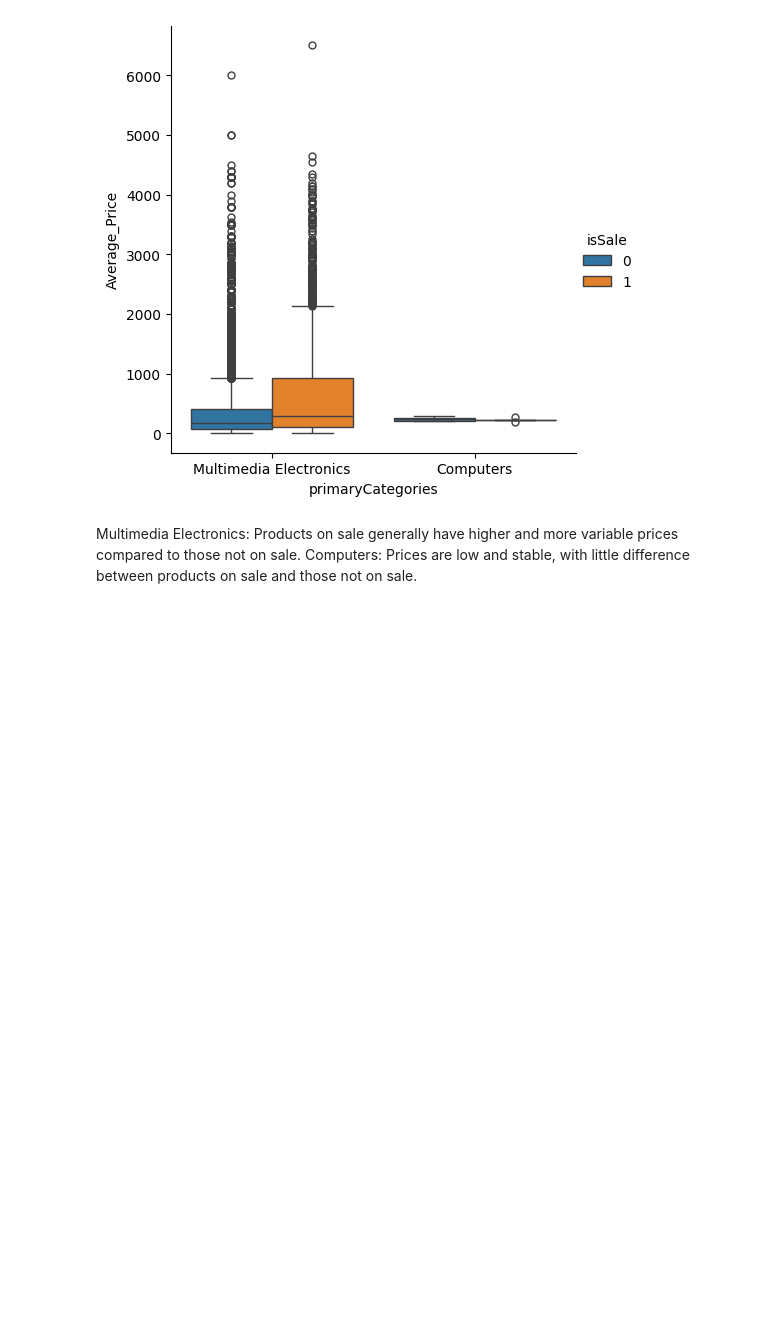
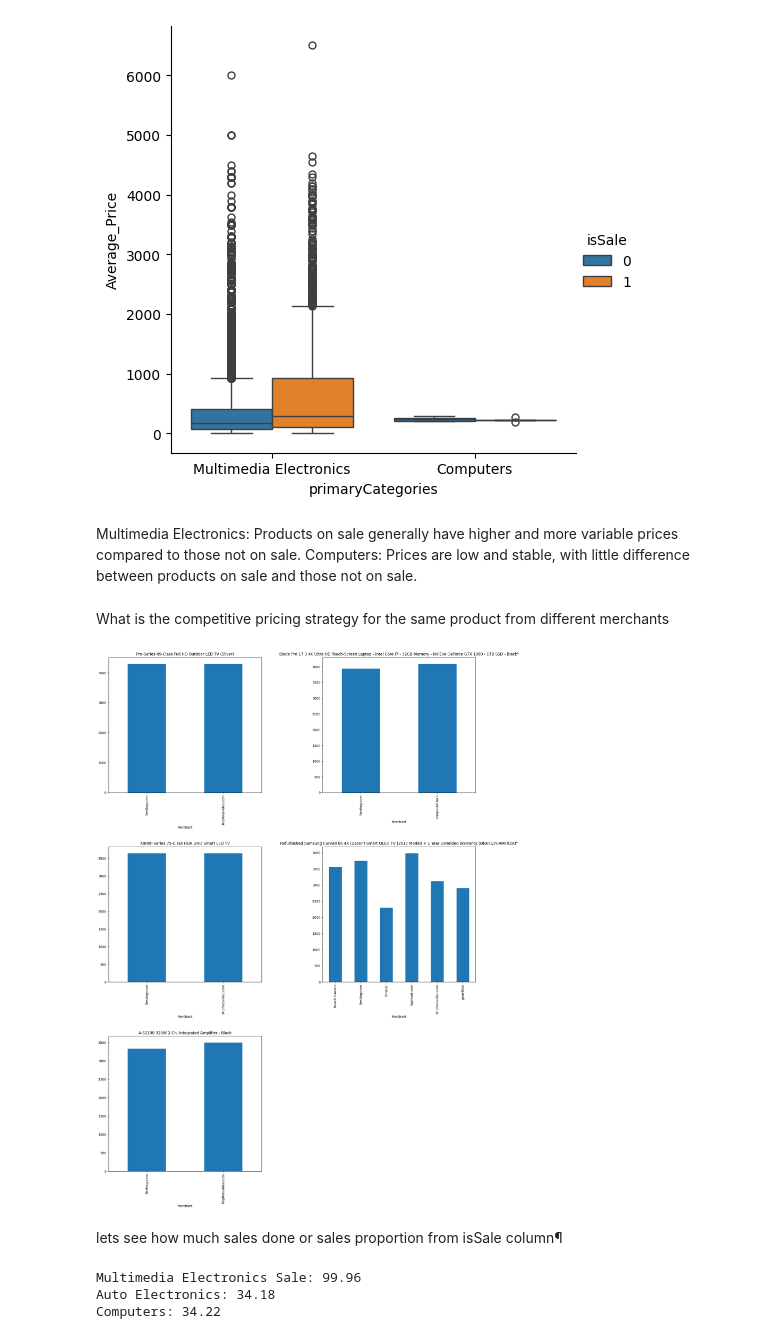
Before and after one commit to MboyaDan/product_analysis, a Jupyter notebook: elec_productpricing_analysis.ipynb, the cells around one changed output. Saved outputs shown, nothing was run; the diff lists cells and outputs as text; code cells hidden in the pictures; blank space fills up the shorter version.

Commit message:
pricing strategy

```diff
--- a/elec_productpricing_analysis.ipynb
+++ b/elec_productpricing_analysis.ipynb
@@ -351,3 +351,71 @@ sns.catplot(data=df1,x='primaryCategories',y='Average_Price',kind='box',hue='isS
 # %% [markdown]
 Multimedia Electronics: Products on sale generally have higher and more variable prices compared to those not on sale.
 Computers: Prices are low and stable, with little difference between products on sale and those not on sale.
+# %% [markdown]
+What is the competitive pricing strategy for the same product from different merchants
+# %%
+# lets clean our `Name` a bit
+import re
+
+pattern =r'^[A-Za-z\s]+ - '
+df1['Name'] = df1["Name"].apply(lambda x: re.sub(pattern, '', x))
+# %%
+mercnets_ = df1[['Merchant','Name','Average_Price']] # selective fields
+prduct_top = mercnets_.groupby('Name')['Average_Price'].agg('mean').sort_values(ascending=False).head(5).index #top products
+# %%
+competitive_pr = mercnets_[mercnets_['Name']==prduct_top[0]]
+competitive_pr = competitive_pr.groupby('Merchant')['Average_Price'].agg('mean')
+
+competitive_pr1 = mercnets_[mercnets_['Name']==prduct_top[1]]
+competitive_pr1 = competitive_pr1.groupby('Merchant')['Average_Price'].agg('mean')
+
+competitive_pr2 = mercnets_[mercnets_['Name']==prduct_top[2]]
+competitive_pr2 = competitive_pr2.groupby('Merchant')['Average_Price'].agg('mean')
+
+competitive_pr3 = mercnets_[mercnets_['Name']==prduct_top[3]]
+competitive_pr3 = competitive_pr3.groupby('Merchant')['Average_Price'].agg('mean')
+
+competitive_pr4 = mercnets_[mercnets_['Name']==prduct_top[4]]
+competitive_pr4 = competitive_pr4.groupby('Merchant')['Average_Price'].agg('mean')
+# %%
+fig, ax = plt.subplots(3,2, figsize=(20,28))
+
+competitive_pr.plot.bar(y='Average_Price', use_index=True, title=prduct_top[0],ax=ax[0,0])
+competitive_pr1.plot.bar(y='Average_Price', use_index=True, title=prduct_top[1],ax=ax[0,1])
+competitive_pr2.plot.bar(y='Average_Price', use_index=True, title=prduct_top[2], ax=ax[1,0])
+competitive_pr3.plot.bar(y='Average_Price', use_index=True, title=prduct_top[3], ax=ax[1,1])
+competitive_pr4.plot.bar(y='Average_Price', use_index=True, title=prduct_top[4], ax=ax[2,0])
+fig.delaxes(ax[2,1]) # del last axis box
+plt.subplots_adjust(left=0.1,
+                    bottom=0.1,
+                    right=0.9,
+                    top=0.9,
+                    wspace=0.4,
+                    hspace=0.4)
+# %% [output]
+[figure, added]
+# %% [markdown]
+
+lets see how much sales done or sales proportion from isSale column¶
+# %%
+# sales level
+def rate(data):
+    total_sales = sum(df1['Average_Price'])
+
+    # multimedia
+    mutipledia = data.loc[(data['primaryCategories']=='Multimedia Electronics') |(data['isSale']==1)]
+    sales = sum(mutipledia['Average_Price']) / total_sales
+    #Auto Electronics
+    mutipledia1 = data.loc[(data['primaryCategories']=='Auto Electronics') |(data['isSale']==1)]
+    sales1 =  sum(mutipledia1['Average_Price'])/ total_sales
+    # 'Computers'
+    mutipledia2 = data.loc[(data['primaryCategories']=='Computers') |(data['isSale']==1)]
+    sales2 =  sum(mutipledia2['Average_Price'])/ total_sales
+
+    print(f"Multimedia Electronics Sale: {sales*100:.2f}\nAuto Electronics: {sales1*100:.2f}\nComputers: {sales2*100:.2f}")
+
+rate(df1)
+# %% [output]
+Multimedia Electronics Sale: 99.96
+Auto Electronics: 34.18
+Computers: 34.22
```
